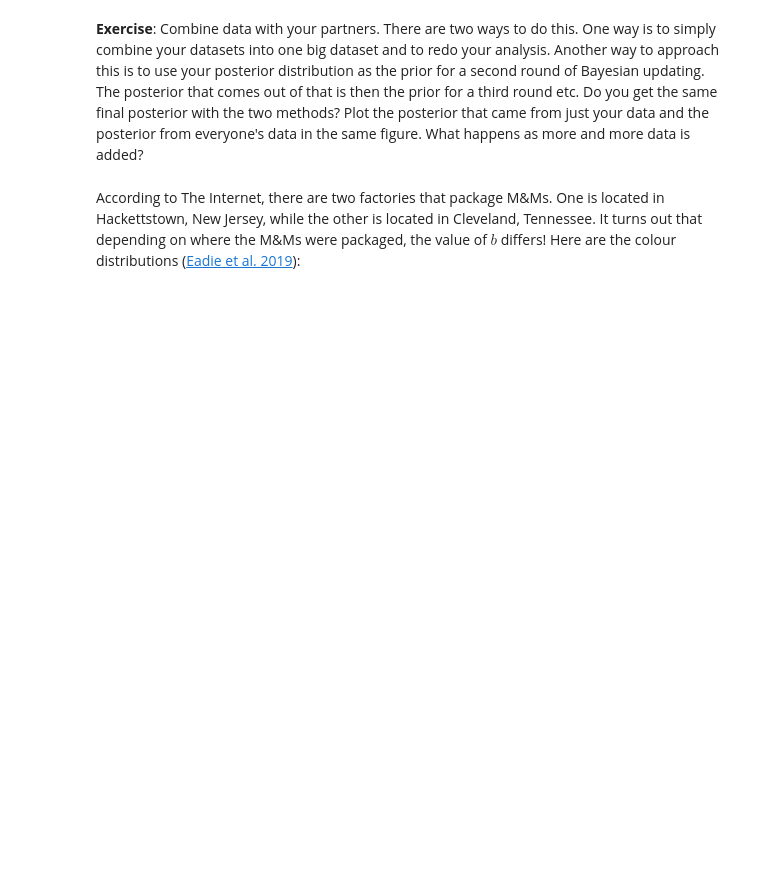
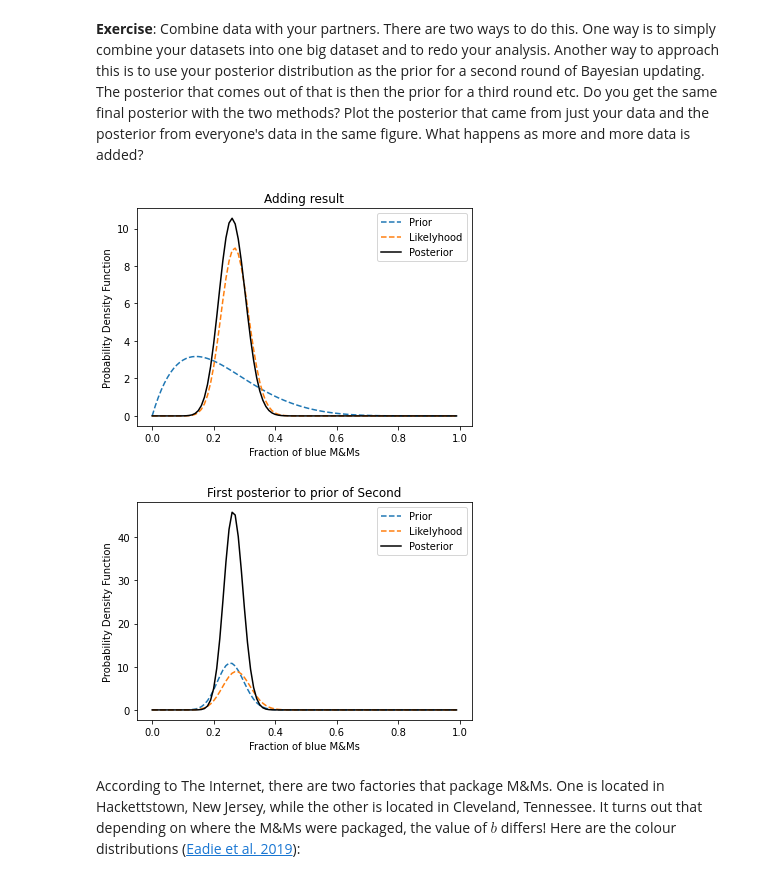
Before and after one commit to SaadNaeem96/Astrophysics_DataScience, a Jupyter notebook: CodingLab05/CodingLab05_Bayes.ipynb, the cells around one changed output. Drawn from its saved outputs; the diff is of its cells as text; code cells hidden in the pictures; blank space fills up the shorter version.

```diff
--- a/CodingLab05/CodingLab05_Bayes.ipynb
+++ b/CodingLab05/CodingLab05_Bayes.ipynb
@@ -234,3 +170,58 @@ __Exercise__: Combine data with your partners. There are two ways to do this. On
+# %%
+## Your code, plots, and discussion here
+##Friend data
+blue2 = 64
+TotalMnM2 = 232
+n2= 100
+b2 = (blue+blue2)/(TotalMnM2+totalMM) # fraction of blue M&Ms at the factory()
+x2 = np.arange(0,1,1/n2)
+#prior
+prior2 = rv.pdf(x2)
+plt.plot(x2, prior2, '--',label='Prior')
+
+#likelihood
+likelihood2 = np.zeros(n2)
+for i in range(len(x2)):
+    likelihood2[i] = binom(n=n2, p=b2).pmf(i)*n2
+plt.plot(x2, likelihood2,'--',label='Likelyhood')
+
+##posterior
+posterior2 = np.zeros(n2)
+for i in range(len(x2)):
+    posterior2[i] = likelihood2[i]*prior2[i]/2
+plt.plot(x2,posterior2,'k',label='Posterior')
+plt.title("Adding result")
+plt.xlabel("Fraction of blue M&Ms")
+plt.ylabel("Probability Density Function")
+plt.legend()
+plt.show()
+
+prior3 = posterior
+n3 = 100
+b3 = blue2/totalMnM2 # fraction of blue M&Ms at the factory()
+x3 = np.arange(0,1,1/n3)
+#prior
+plt.plot(x3, prior3, '--',label='Prior')
+
+#likelihood
+likelihood3 = np.zeros(n3)
+for i in range(len(x3)):
+    likelihood3[i] = binom(n=n3, p=b3).pmf(i)*n3
+plt.plot(x3, likelihood3,'--',label='Likelyhood')
+
+##posterior
+posterior3 = np.zeros(n3)
+for i in range(len(x3)):
+    posterior3[i] = likelihood3[i]*prior3[i]/2
+plt.plot(x3,posterior3,'k',label='Posterior')
+plt.title("First posterior to prior of Second")
+plt.xlabel("Fraction of blue M&Ms")
+plt.ylabel("Probability Density Function")
+plt.legend()
+plt.show()
+# %% [output]
+[figure, added]
+[figure, added]
 # %% [markdown]
 According to The Internet, there are two factories that package M&Ms. One is located in Hackettstown, New Jersey, while the other is located in Cleveland, Tennessee. It turns out that depending on where the M&Ms were packaged, the value of $b$ differs! Here are the colour distributions ([Eadie et al. 2019](https://arxiv.org/abs/1904.11006)):
 # %% [markdown]
```
Also changed, not shown: parts of 27 cells of this notebook, 5 other files.
